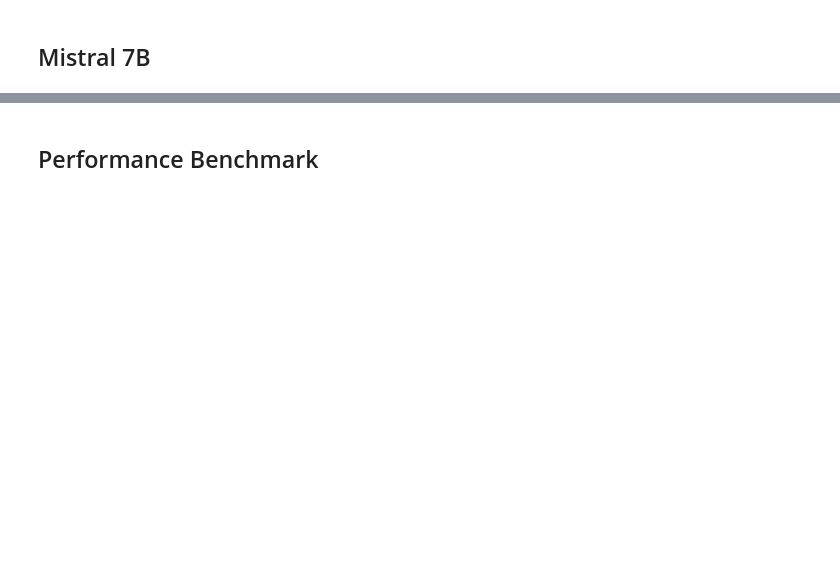
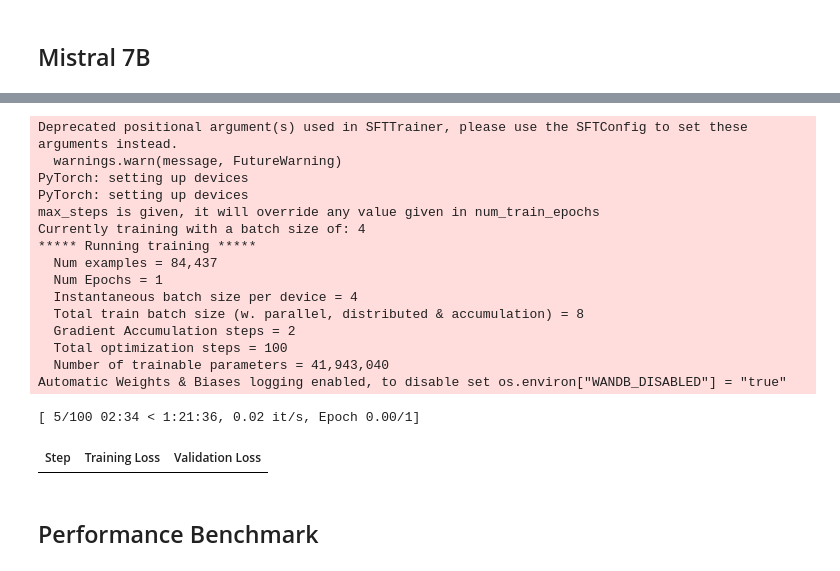
Before and after one commit to xAlexMGGx/Fine-tuning, a Jupyter notebook: model_finetune_and_compression.ipynb, the cells around one changed output, grey strips where cells are left out. Saved outputs shown, nothing was run; the diff lists cells and outputs as text; code cells hidden in the pictures; blank space fills up the shorter version.

Commit message:
[CODE] - Dataset preparation

```diff
--- a/model_finetune_and_compression.ipynb
+++ b/model_finetune_and_compression.ipynb
@@ -19,7 +64,7 @@ import time
 device = "cuda" if torch.cuda.is_available() else "cpu"
 
 # Load the dataset
-dataset = load_dataset("GAIR/lima")
+dataset = load_dataset("OpenAssistant/oasst1")
 
 # Model name
 model_name = "mistralai/Mistral-7B-v0.3"
@@ -55,16 +100,36 @@ model.config.pad_token_id = tokenizer.pad_token_id  # Set the model's padding to
 # %%
 def format_conversation(examples):
     # Join the list into a single string if it's a list of sentences
-    joined_conversations = [" ".join(conv) if isinstance(conv, list) else conv for conv in examples['conversations']]
+
+    conversations = []
+    roles = examples['role']
+    parent_ids = examples['parent_id']
+    message_ids = examples['message_id']
+    texts = examples['text']
+    batch_size = len(roles)
+
+    for idx in range(batch_size):
+        if roles[idx] == 'prompter':
+            conversation = texts[idx]
+            idx_child = idx + 1
+            # Ensure idx_child is within bounds
+            while idx_child < batch_size and parent_ids[idx_child] == message_ids[idx]:
+                conversation += ' ' + texts[idx_child]
+                idx_child += 1
+            conversations.append(conversation)
+        else:
+          # For non-prompter roles not covered as children, append an empty string
+          conversations.append('')
+          idx += 1
 
     # Tokenize the joined conversations
-    return tokenizer(joined_conversations, truncation=True, max_length=512, padding="max_length", return_tensors="pt")
+    return tokenizer(conversations, truncation=True, max_length=512, padding="max_length", return_tensors="pt")
 
 # Tokenize the dataset
 tokenized_dataset = dataset.map(format_conversation, batched=True)
 
 # Remove any columns not needed for training (e.g., original text fields)
-tokenized_dataset = tokenized_dataset.remove_columns(["conversations", "source"])
+tokenized_dataset = tokenized_dataset.remove_columns(['message_id', 'parent_id', 'user_id', 'created_date', 'text', 'role', 'lang', 'review_count', 'review_result', 'deleted', 'rank', 'synthetic', 'model_name', 'detoxify', 'message_tree_id', 'tree_state', 'emojis', 'labels'])
 
 # Ensure the format is PyTorch-friendly
 tokenized_dataset.set_format(type="torch", columns=["input_ids", "attention_mask"])
@@ -100,20 +165,41 @@ training_arguments = TrainingArguments(
     warmup_steps=25,                      # Number of warmup steps for learning rate scheduler
     lr_scheduler_type="linear",           # Use a linear learning rate scheduler
 )
+# %%
+model.requires_grad = False
+model.lm_head.requires_grad = True
 # %%
 # Initialize the Supervised Fine-Tuning (SFT) Trainer
 trainer = SFTTrainer(
     model=model,                          # The pre-trained and prepared model
     train_dataset=tokenized_dataset['train'],  # Training dataset
-    eval_dataset=tokenized_dataset['test'],    # Evaluation dataset
+    eval_dataset=tokenized_dataset['validation'],    # Evaluation dataset
     peft_config=peft_config,              # LoRA configuration for efficient fine-tuning
     max_seq_length=512,                   # Maximum sequence length for inputs
     tokenizer=tokenizer,                  # Tokenizer for encoding the data
     args=training_arguments,              # Training arguments defined earlier
 )
 
 # Start the fine-tuning process
 trainer.train()
+# %% [output]
+Deprecated positional argument(s) used in SFTTrainer, please use the SFTConfig to set these arguments instead.
+  warnings.warn(message, FutureWarning)
+PyTorch: setting up devices
+PyTorch: setting up devices
+max_steps is given, it will override any value given in num_train_epochs
+Currently training with a batch size of: 4
+***** Running training *****
+  Num examples = 84,437
+  Num Epochs = 1
+  Instantaneous batch size per device = 4
+  Total train batch size (w. parallel, distributed & accumulation) = 8
+  Gradient Accumulation steps = 2
+  Total optimization steps = 100
+  Number of trainable parameters = 41,943,040
+Automatic Weights & Biases logging enabled, to disable set os.environ["WANDB_DISABLED"] = "true"
+[ 5/100 02:34 < 1:21:36, 0.02 it/s, Epoch 0.00/1]
+| Step | Training Loss | Validation Loss |
 # %% [markdown]
 ## Performance Benchmark
 # %%
```
Also changed, not shown: parts of 2 cells of this notebook.
